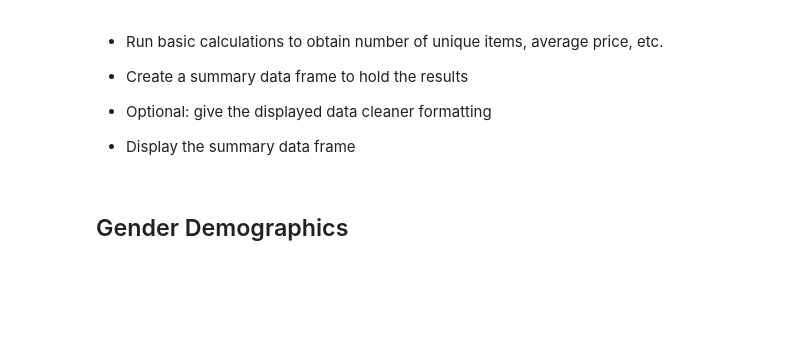
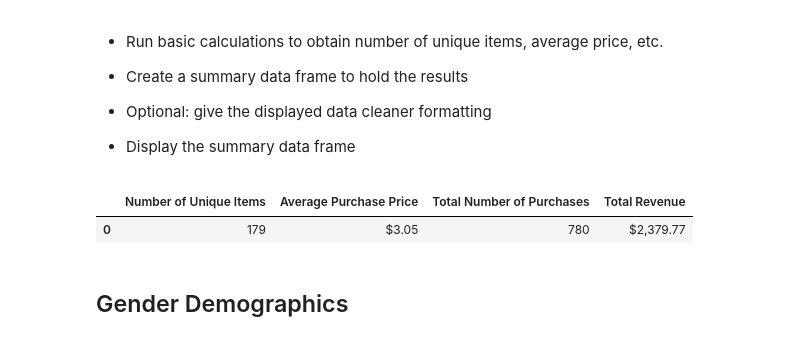
Before and after one commit to Yang111105/Heroes-of-Pymoli-Pandas, a Jupyter notebook: HeroesOfPymoli/HeroesOfPymoli_starter.ipynb, the cells around one changed output. Saved outputs shown, nothing was run; the diff lists cells and outputs as text; code cells hidden in the pictures; blank space fills up the shorter version.

```diff
--- a/HeroesOfPymoli/HeroesOfPymoli_starter.ipynb
+++ b/HeroesOfPymoli/HeroesOfPymoli_starter.ipynb
@@ -34,19 +44,25 @@ pd.DataFrame({"Total Players":[total_player]})
 
 * Display the summary data frame
 # %%
+# Basic calculations to obtain number of unique items, average price, etc.
 unique_item_number = purchase_data['Item ID'].nunique()
 average_price = purchase_data['Price'].mean()
 purchase_number = purchase_data['Purchase ID'].count()
 total_revenue = purchase_data['Price'].sum()
 
+# Summary data frame with clean format
 purchase_total_df = pd.DataFrame ({'Number of Unique Items':[unique_item_number],
                                     'Average Purchase Price':"$"+str(round(average_price,2)),
                                     'Total Number of Purchases':[purchase_number],
-                                    'Total Revenue':"$"+str(round(total_revenue,2))
+                                    'Total Revenue':[total_revenue]
 
 })
+purchase_total_df['Total Revenue'] = purchase_total_df['Total Revenue'].map('${:,.2f}'.format)
 
 purchase_total_df
+# %% [output]
+|  | Number of Unique Items | Average Purchase Price | Total Number of Purchases | Total Revenue |
+| 0 | 179 | $3.05 | 780 | $2,379.77 |
 # %% [markdown]
 ## Gender Demographics
 # %% [markdown]
```
Also changed, not shown: parts of 9 cells of this notebook, 2 other files.
